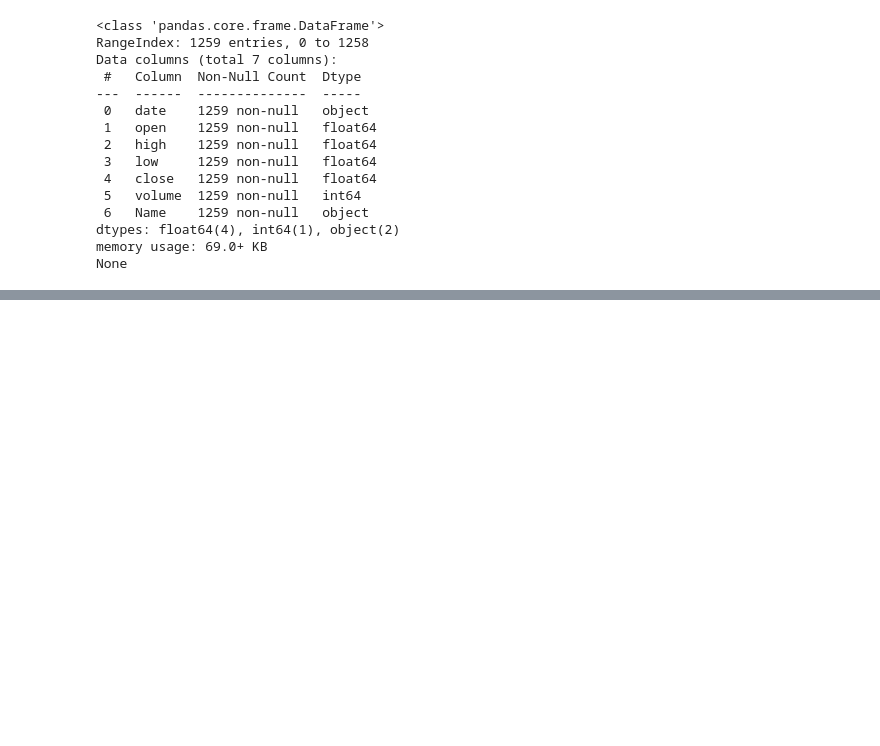
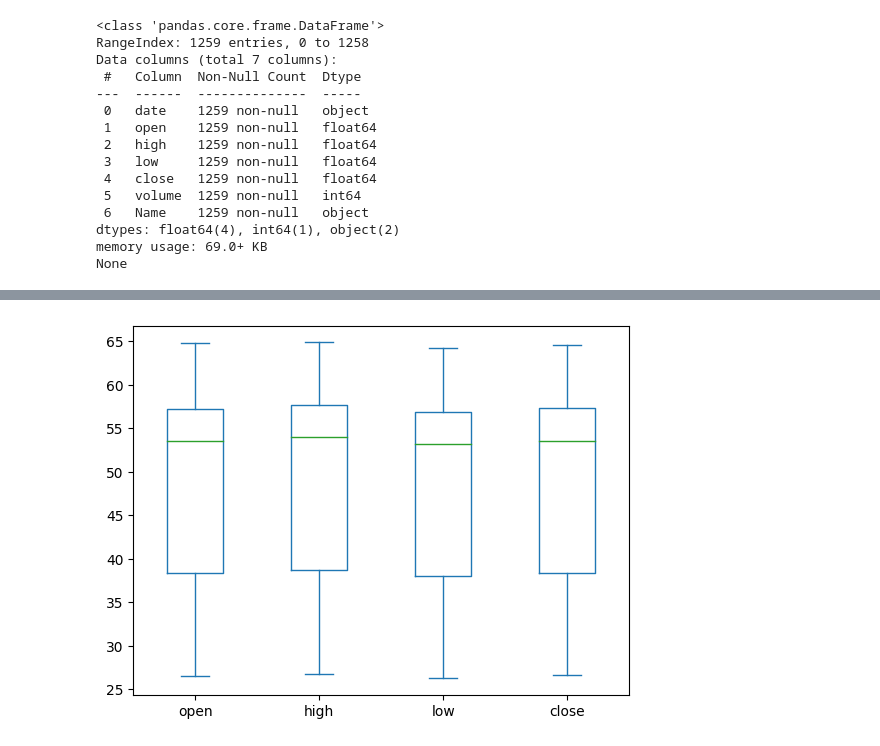
Before and after one commit to TheShade1551/DL_Tensorflow, a Jupyter notebook: Pre-Requisites/Pandas/Pandas.ipynb, the cells around one changed output, grey strips where cells are left out. Cells and saved outputs as stored; diff of their text form; code cells hidden in the pictures; blank space fills up the shorter version.

```diff
--- a/Pre-Requisites/Pandas/Pandas.ipynb
+++ b/Pre-Requisites/Pandas/Pandas.ipynb
@@ -100,0 +335,4 @@ None
+# %%
+df[['open','high','low','close']].plot.box();
+# %% [output]
+[figure, added]
```
Also changed, not shown: parts of 53 cells of this notebook, 3 other files.
